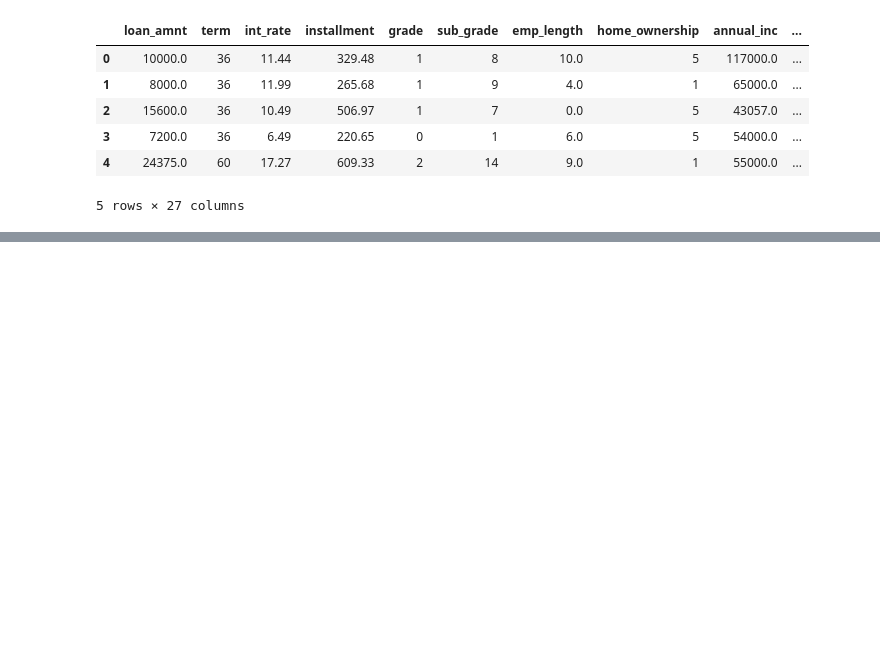
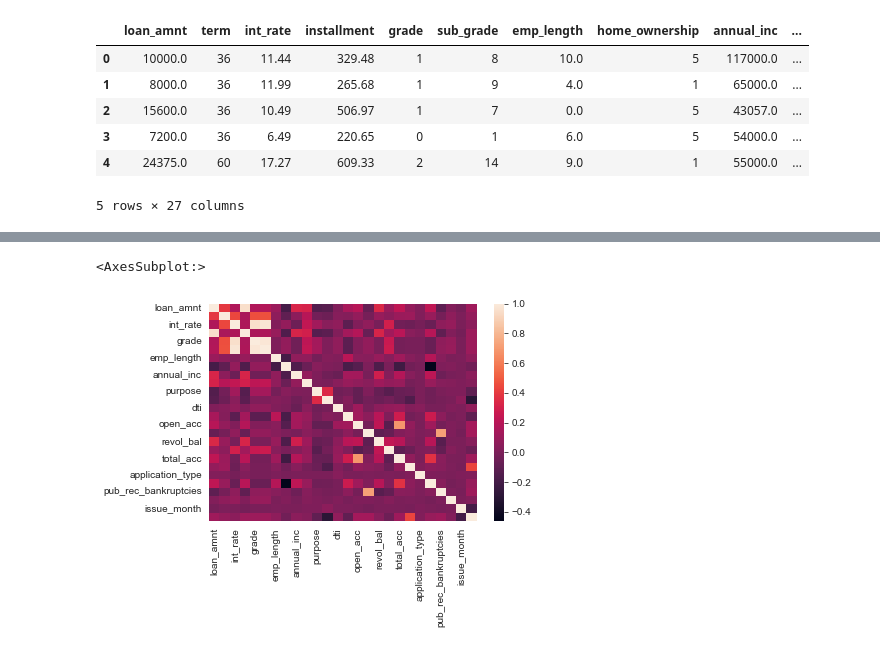
Before and after one commit to satyamraj123/All-Lending-Club-Loan-Data, a Jupyter notebook: my notebook.ipynb, the cells around one changed output, grey strips where cells are left out. Saved outputs shown, nothing was run; the diff lists cells and outputs as text; code cells hidden in the pictures; blank space fills up the shorter version.

Commit message:
split+scaled

```diff
--- a/my notebook.ipynb
+++ b/my notebook.ipynb
@@ -814,0 +818,8 @@ df.head()
+# %%
+X=df[['loan_amnt', 'term', 'int_rate', 'installment', 'grade', 'sub_grade',
+       'emp_length', 'home_ownership', 'annual_inc', 'verification_status','purpose', 'title', 'dti', 'earliest_cr_line',
+       'open_acc', 'pub_rec', 'revol_bal', 'revol_util', 'total_acc',
+       'initial_list_status', 'application_type', 'mort_acc',
+       'pub_rec_bankruptcies', 'pincode', 'issue_month', 'issue_year']]
+y=df['loan_status']
+X_train, X_test, y_train, y_test = train_test_split(X, y, test_size=0.33, random_state=101)
@@ -814,0 +836,5 @@ df.head()
+# %%
+sns.heatmap(X_train.corr())
+# %% [output]
+<AxesSubplot:>
+[figure, added]
```
Also changed, not shown: parts of 10 cells of this notebook.
